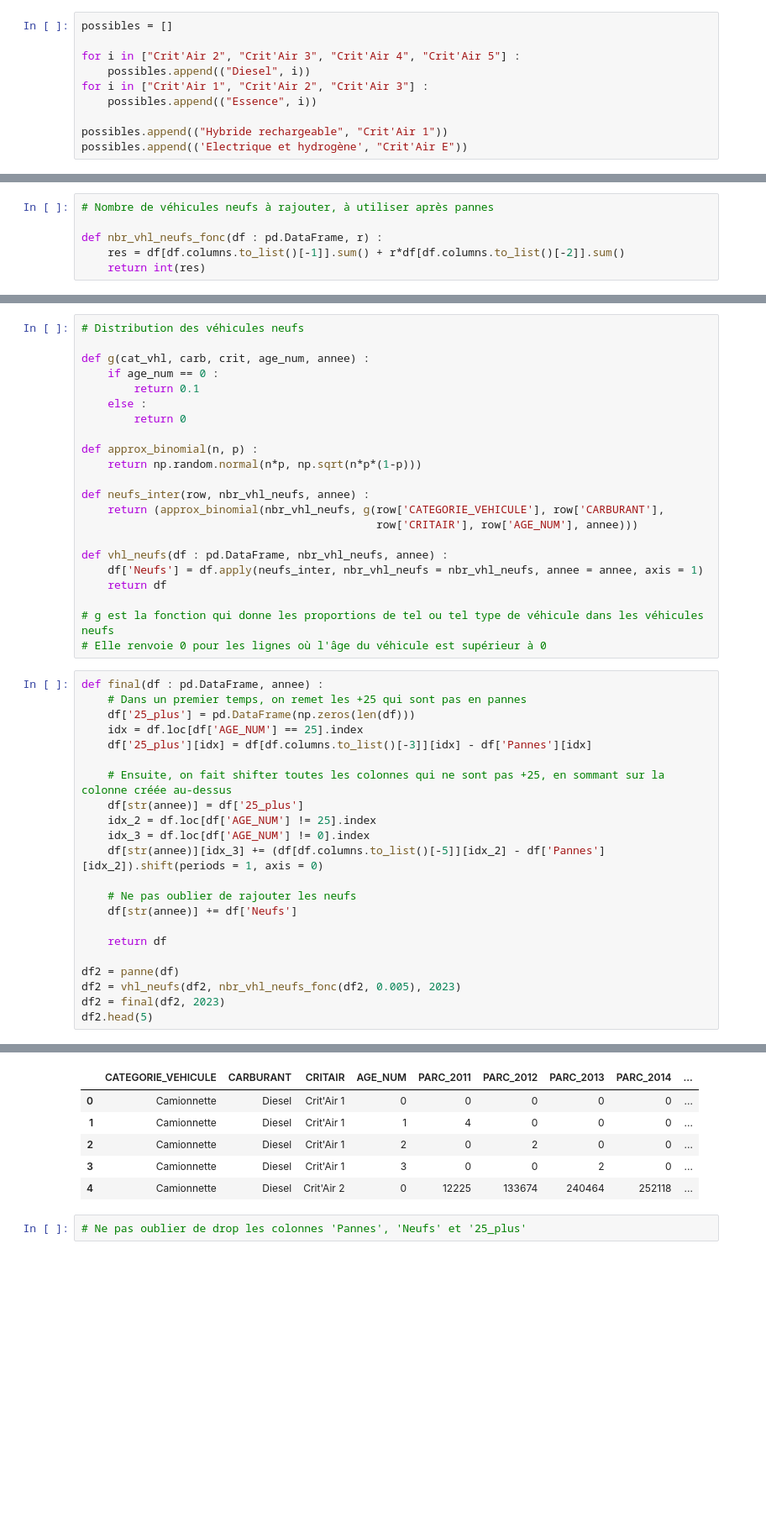
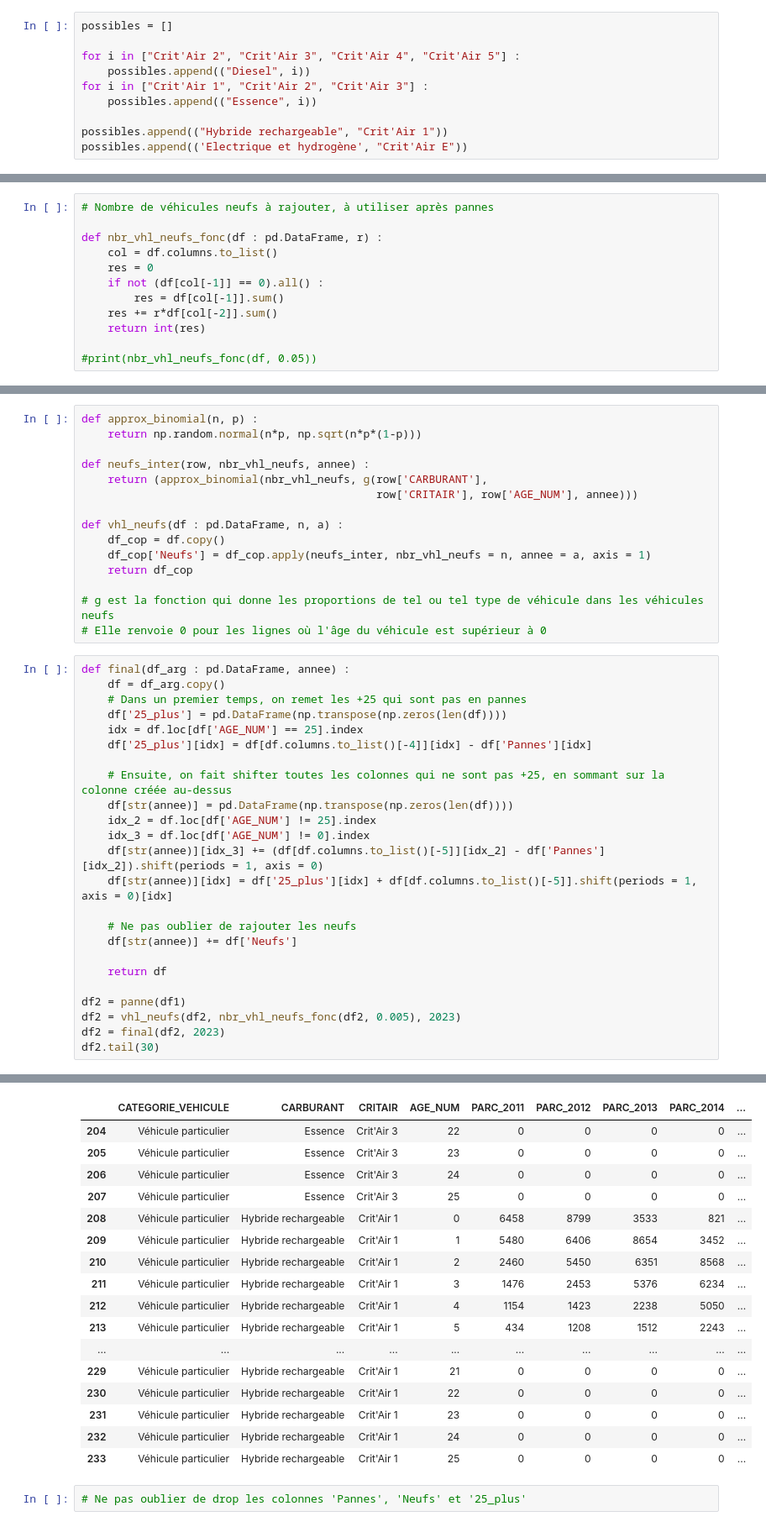
Before and after one commit to TheoLBTN/Projet-Python, a Jupyter notebook: Modélisation.ipynb, the cells around one changed output, grey strips where cells are left out. Shown at 84% size. Saved outputs shown, nothing was run; the diff lists cells and outputs as text; blank space fills up the shorter version.

```diff
--- a/Modélisation.ipynb
+++ b/Modélisation.ipynb
@@ -99,5 +111,11 @@ def panne(df : pd.DataFrame) :
 # Nombre de véhicules neufs à rajouter, à utiliser après pannes
 
 def nbr_vhl_neufs_fonc(df : pd.DataFrame, r) :
-    res = df[df.columns.to_list()[-1]].sum() + r*df[df.columns.to_list()[-2]].sum()
+    col = df.columns.to_list()
+    res = 0
+    if not (df[col[-1]] == 0).all() :
+        res = df[col[-1]].sum()
+    res += r*df[col[-2]].sum()
     return int(res)
+
+#print(nbr_vhl_neufs_fonc(df, 0.05))
@@ -104,47 +157,42 @@ def nbr_vhl_neufs_fonc(df : pd.DataFrame, r) :
 # %%
-# Distribution des véhicules neufs
-
-def g(cat_vhl, carb, crit, age_num, annee) :
-    if age_num == 0 :
-        return 0.1
-    else :
-        return 0
-
 def approx_binomial(n, p) :
     return np.random.normal(n*p, np.sqrt(n*p*(1-p)))
 
 def neufs_inter(row, nbr_vhl_neufs, annee) :
-    return (approx_binomial(nbr_vhl_neufs, g(row['CATEGORIE_VEHICULE'], row['CARBURANT'],
+    return (approx_binomial(nbr_vhl_neufs, g(row['CARBURANT'],
                                              row['CRITAIR'], row['AGE_NUM'], annee)))
 
-def vhl_neufs(df : pd.DataFrame, nbr_vhl_neufs, annee) :
-    df['Neufs'] = df.apply(neufs_inter, nbr_vhl_neufs = nbr_vhl_neufs, annee = annee, axis = 1)
-    return df
+def vhl_neufs(df : pd.DataFrame, n, a) :
+    df_cop = df.copy()
+    df_cop['Neufs'] = df_cop.apply(neufs_inter, nbr_vhl_neufs = n, annee = a, axis = 1)
+    return df_cop
 
 # g est la fonction qui donne les proportions de tel ou tel type de véhicule dans les véhicules neufs
 # Elle renvoie 0 pour les lignes où l'âge du véhicule est supérieur à 0
 # %%
-def final(df : pd.DataFrame, annee) :
+def final(df_arg : pd.DataFrame, annee) :
+    df = df_arg.copy()
     # Dans un premier temps, on remet les +25 qui sont pas en pannes
-    df['25_plus'] = pd.DataFrame(np.zeros(len(df)))
+    df['25_plus'] = pd.DataFrame(np.transpose(np.zeros(len(df))))
     idx = df.loc[df['AGE_NUM'] == 25].index
-    df['25_plus'][idx] = df[df.columns.to_list()[-3]][idx] - df['Pannes'][idx]
+    df['25_plus'][idx] = df[df.columns.to_list()[-4]][idx] - df['Pannes'][idx]
 
     # Ensuite, on fait shifter toutes les colonnes qui ne sont pas +25, en sommant sur la colonne créée au-dessus
-    df[str(annee)] = df['25_plus']
+    df[str(annee)] = pd.DataFrame(np.transpose(np.zeros(len(df))))
     idx_2 = df.loc[df['AGE_NUM'] != 25].index
     idx_3 = df.loc[df['AGE_NUM'] != 0].index
     df[str(annee)][idx_3] += (df[df.columns.to_list()[-5]][idx_2] - df['Pannes'][idx_2]).shift(periods = 1, axis = 0)
+    df[str(annee)][idx] = df['25_plus'][idx] + df[df.columns.to_list()[-5]].shift(periods = 1, axis = 0)[idx]
 
     # Ne pas oublier de rajouter les neufs
     df[str(annee)] += df['Neufs']
 
     return df
 
-df2 = panne(df)
+df2 = panne(df1)
 df2 = vhl_neufs(df2, nbr_vhl_neufs_fonc(df2, 0.005), 2023)
 df2 = final(df2, 2023)
-df2.head(5)
+df2.tail(30)
 # %% [output]
 A value is trying to be set on a copy of a slice from a DataFrame
 
@@ -157,8 +209,19 @@ See the caveats in the documentation: https://pandas.pydata.org/pandas-docs/stab
 |  | CATEGORIE_VEHICULE | CARBURANT | CRITAIR | AGE_NUM | PARC_2011 | PARC_2012 | PARC_2013 | PARC_2014 | ... |
-| 0 | Camionnette | Diesel | Crit'Air 1 | 0 | 0 | 0 | 0 | 0 | ... |
-| 1 | Camionnette | Diesel | Crit'Air 1 | 1 | 4 | 0 | 0 | 0 | ... |
-| 2 | Camionnette | Diesel | Crit'Air 1 | 2 | 0 | 2 | 0 | 0 | ... |
-| 3 | Camionnette | Diesel | Crit'Air 1 | 3 | 0 | 0 | 2 | 0 | ... |
-| 4 | Camionnette | Diesel | Crit'Air 2 | 0 | 12225 | 133674 | 240464 | 252118 | ... |
+| 204 | Véhicule particulier | Essence | Crit'Air 3 | 22 | 0 | 0 | 0 | 0 | ... |
+| 205 | Véhicule particulier | Essence | Crit'Air 3 | 23 | 0 | 0 | 0 | 0 | ... |
+| 206 | Véhicule particulier | Essence | Crit'Air 3 | 24 | 0 | 0 | 0 | 0 | ... |
+| 207 | Véhicule particulier | Essence | Crit'Air 3 | 25 | 0 | 0 | 0 | 0 | ... |
+| 208 | Véhicule particulier | Hybride rechargeable | Crit'Air 1 | 0 | 6458 | 8799 | 3533 | 821 | ... |
+| 209 | Véhicule particulier | Hybride rechargeable | Crit'Air 1 | 1 | 5480 | 6406 | 8654 | 3452 | ... |
+| 210 | Véhicule particulier | Hybride rechargeable | Crit'Air 1 | 2 | 2460 | 5450 | 6351 | 8568 | ... |
+| 211 | Véhicule particulier | Hybride rechargeable | Crit'Air 1 | 3 | 1476 | 2453 | 5376 | 6234 | ... |
+| 212 | Véhicule particulier | Hybride rechargeable | Crit'Air 1 | 4 | 1154 | 1423 | 2238 | 5050 | ... |
+| 213 | Véhicule particulier | Hybride rechargeable | Crit'Air 1 | 5 | 434 | 1208 | 1512 | 2243 | ... |
+| ... | ... | ... | ... | ... | ... | ... | ... | ... | ... |
+| 229 | Véhicule particulier | Hybride rechargeable | Crit'Air 1 | 21 | 0 | 0 | 0 | 0 | ... |
+| 230 | Véhicule particulier | Hybride rechargeable | Crit'Air 1 | 22 | 0 | 0 | 0 | 0 | ... |
+| 231 | Véhicule particulier | Hybride rechargeable | Crit'Air 1 | 23 | 0 | 0 | 0 | 0 | ... |
+| 232 | Véhicule particulier | Hybride rechargeable | Crit'Air 1 | 24 | 0 | 0 | 0 | 0 | ... |
+| 233 | Véhicule particulier | Hybride rechargeable | Crit'Air 1 | 25 | 0 | 0 | 0 | 0 | ... |
 # %%
 # Ne pas oublier de drop les colonnes 'Pannes', 'Neufs' et '25_plus'
```
Also changed, not shown: parts of 13 cells of this notebook, 1 other file.
